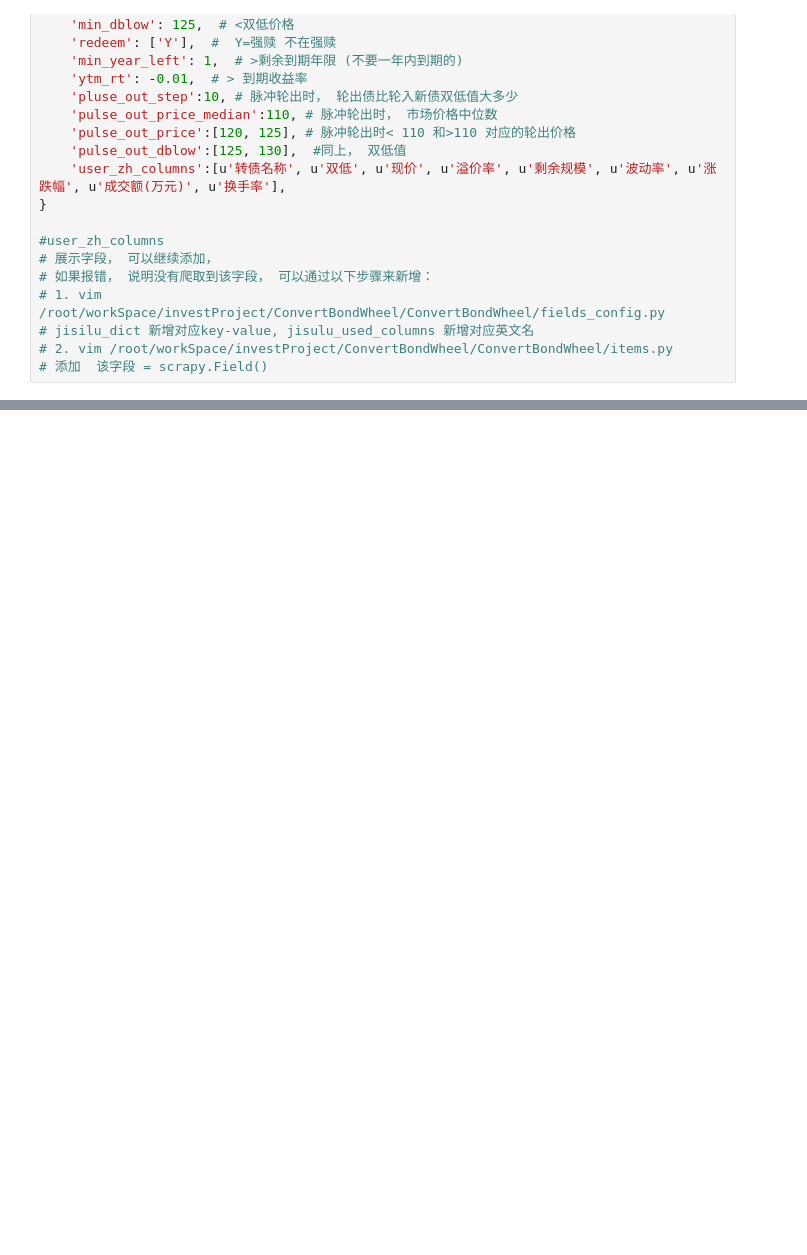
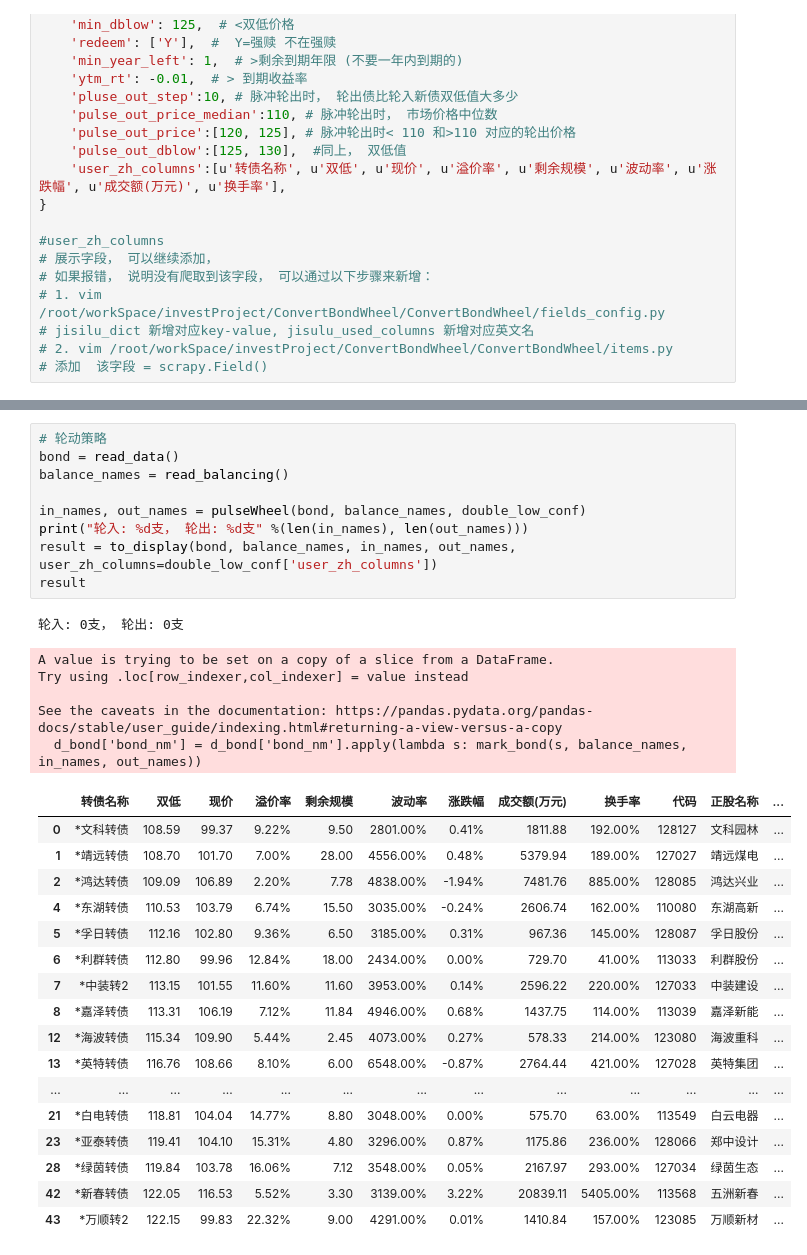
Before and after one commit to cafebabeCoder/ConvertBondWheel, a Jupyter notebook: policy/double_low_enhance/double_low_enhance.ipynb, the cells around one changed output, grey strips where cells are left out. Cells and saved outputs as stored; diff of their text form; blank space fills up the shorter version.

```diff
--- a/policy/double_low_enhance/double_low_enhance.ipynb
+++ b/policy/double_low_enhance/double_low_enhance.ipynb
@@ -90,0 +116,33 @@ out:
+# %%
+# 轮动策略
+bond = read_data()
+balance_names = read_balancing()
+
+in_names, out_names = pulseWheel(bond, balance_names, double_low_conf)
+print("轮入: %d支， 轮出: %d支" %(len(in_names), len(out_names)))
+result = to_display(bond, balance_names, in_names, out_names, user_zh_columns=double_low_conf['user_zh_columns'])
+result
+# %% [output]
+轮入: 0支， 轮出: 0支
+A value is trying to be set on a copy of a slice from a DataFrame.
+Try using .loc[row_indexer,col_indexer] = value instead
+
+See the caveats in the documentation: https://pandas.pydata.org/pandas-docs/stable/user_guide/indexing.html#returning-a-view-versus-a-copy
+  d_bond['bond_nm'] = d_bond['bond_nm'].apply(lambda s: mark_bond(s, balance_names, in_names, out_names))
+|  | 转债名称 | 双低 | 现价 | 溢价率 | 剩余规模 | 波动率 | 涨跌幅 | 成交额(万元) | 换手率 | 代码 | 正股名称 | ... |
+| 0 | *文科转债 | 108.59 | 99.37 | 9.22% | 9.50 | 2801.00% | 0.41% | 1811.88 | 192.00% | 128127 | 文科园林 | ... |
+| 1 | *靖远转债 | 108.70 | 101.70 | 7.00% | 28.00 | 4556.00% | 0.48% | 5379.94 | 189.00% | 127027 | 靖远煤电 | ... |
+| 2 | *鸿达转债 | 109.09 | 106.89 | 2.20% | 7.78 | 4838.00% | -1.94% | 7481.76 | 885.00% | 128085 | 鸿达兴业 | ... |
+| 4 | *东湖转债 | 110.53 | 103.79 | 6.74% | 15.50 | 3035.00% | -0.24% | 2606.74 | 162.00% | 110080 | 东湖高新 | ... |
+| 5 | *孚日转债 | 112.16 | 102.80 | 9.36% | 6.50 | 3185.00% | 0.31% | 967.36 | 145.00% | 128087 | 孚日股份 | ... |
+| 6 | *利群转债 | 112.80 | 99.96 | 12.84% | 18.00 | 2434.00% | 0.00% | 729.70 | 41.00% | 113033 | 利群股份 | ... |
+| 7 | *中装转2 | 113.15 | 101.55 | 11.60% | 11.60 | 3953.00% | 0.14% | 2596.22 | 220.00% | 127033 | 中装建设 | ... |
+| 8 | *嘉泽转债 | 113.31 | 106.19 | 7.12% | 11.84 | 4946.00% | 0.68% | 1437.75 | 114.00% | 113039 | 嘉泽新能 | ... |
+| 12 | *海波转债 | 115.34 | 109.90 | 5.44% | 2.45 | 4073.00% | 0.27% | 578.33 | 214.00% | 123080 | 海波重科 | ... |
+| 13 | *英特转债 | 116.76 | 108.66 | 8.10% | 6.00 | 6548.00% | -0.87% | 2764.44 | 421.00% | 127028 | 英特集团 | ... |
+| ... | ... | ... | ... | ... | ... | ... | ... | ... | ... | ... | ... | ... |
+| 21 | *白电转债 | 118.81 | 104.04 | 14.77% | 8.80 | 3048.00% | 0.00% | 575.70 | 63.00% | 113549 | 白云电器 | ... |
+| 23 | *亚泰转债 | 119.41 | 104.10 | 15.31% | 4.80 | 3296.00% | 0.87% | 1175.86 | 236.00% | 128066 | 郑中设计 | ... |
+| 28 | *绿茵转债 | 119.84 | 103.78 | 16.06% | 7.12 | 3548.00% | 0.05% | 2167.97 | 293.00% | 127034 | 绿茵生态 | ... |
+| 42 | *新春转债 | 122.05 | 116.53 | 5.52% | 3.30 | 3139.00% | 3.22% | 20839.11 | 5405.00% | 113568 | 五洲新春 | ... |
+| 43 | *万顺转2 | 122.15 | 99.83 | 22.32% | 9.00 | 4291.00% | 0.01% | 1410.84 | 157.00% | 123085 | 万顺新材 | ... |
```
Also changed, not shown: parts of 6 cells of this notebook, 4 other files.
